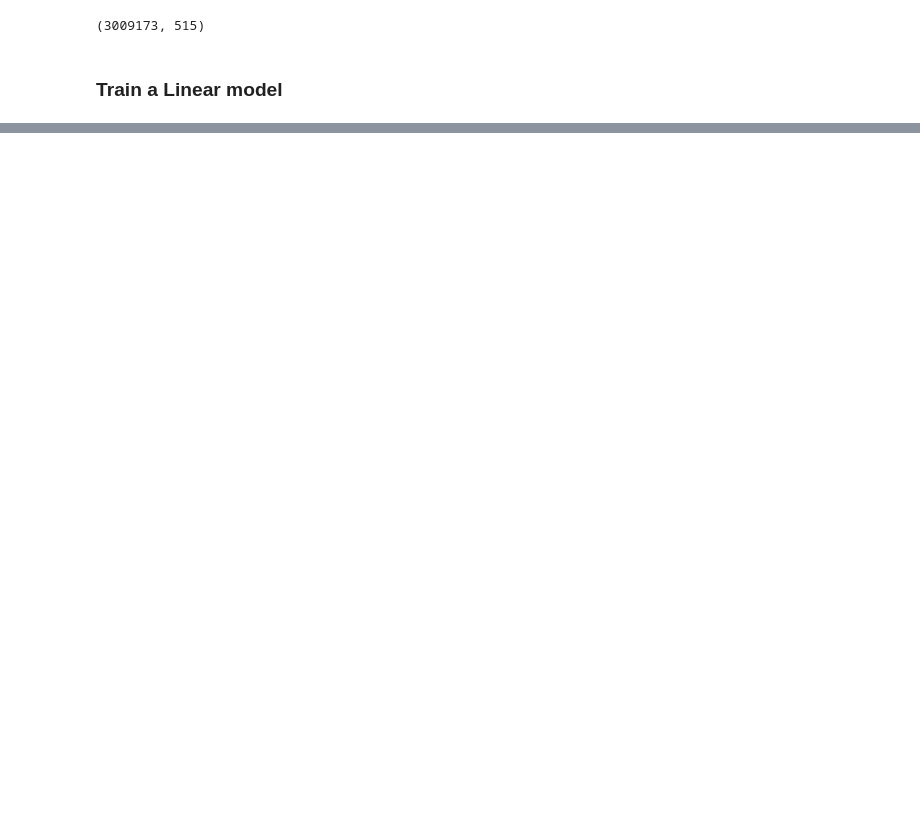
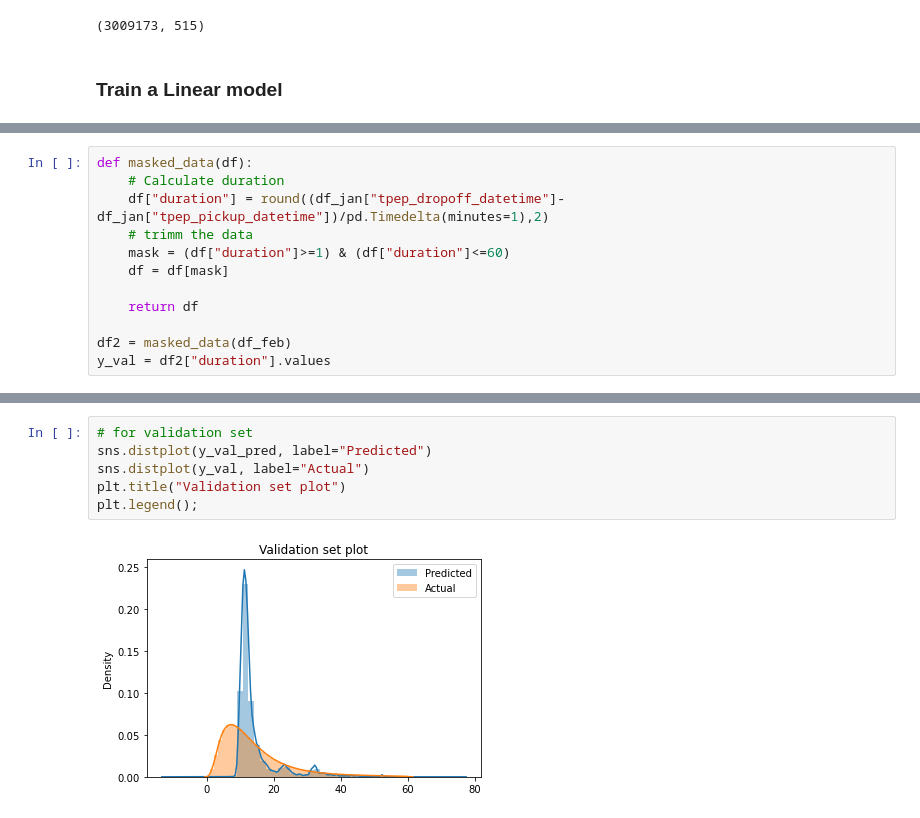
Before and after one commit to Hor-layinka/Hobs-ML-zoomcamp, a Jupyter notebook: 01_intro/Homework.ipynb, the cells around one changed output, grey strips where cells are left out. Drawn from its saved outputs; the diff is of its cells as text; blank space fills up the shorter version.

```diff
--- a/01_intro/Homework.ipynb
+++ b/01_intro/Homework.ipynb
@@ -136,0 +134,12 @@ ValueError: X has 519 features, but LinearRegression is expecting 515 features a
+# %%
+def masked_data(df):
+    # Calculate duration
+    df["duration"] = round((df_jan["tpep_dropoff_datetime"]-df_jan["tpep_pickup_datetime"])/pd.Timedelta(minutes=1),2)
+    # trimm the data
+    mask = (df["duration"]>=1) & (df["duration"]<=60)
+    df = df[mask]
+
+    return df
+
+df2 = masked_data(df_feb)
+y_val = df2["duration"].values
@@ -136,0 +172,8 @@ ValueError: X has 519 features, but LinearRegression is expecting 515 features a
+# %%
+# for validation set
+sns.distplot(y_val_pred, label="Predicted")
+sns.distplot(y_val, label="Actual")
+plt.title("Validation set plot")
+plt.legend();
+# %% [output]
+[figure, added]
```
Also changed, not shown: parts of 20 cells of this notebook.
